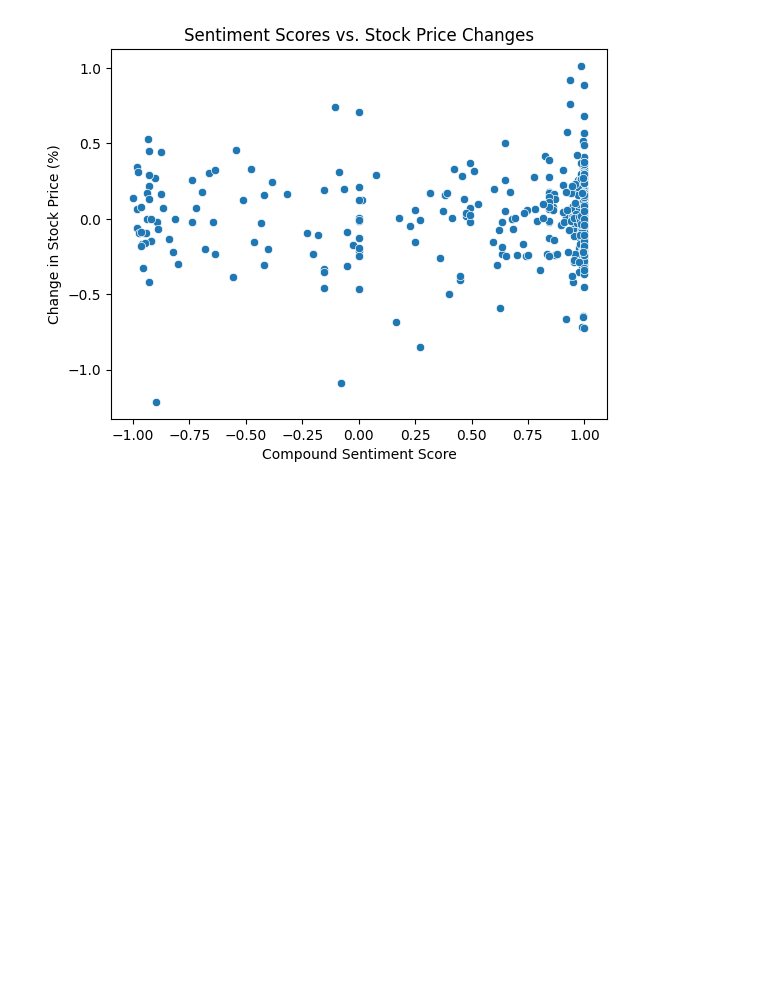
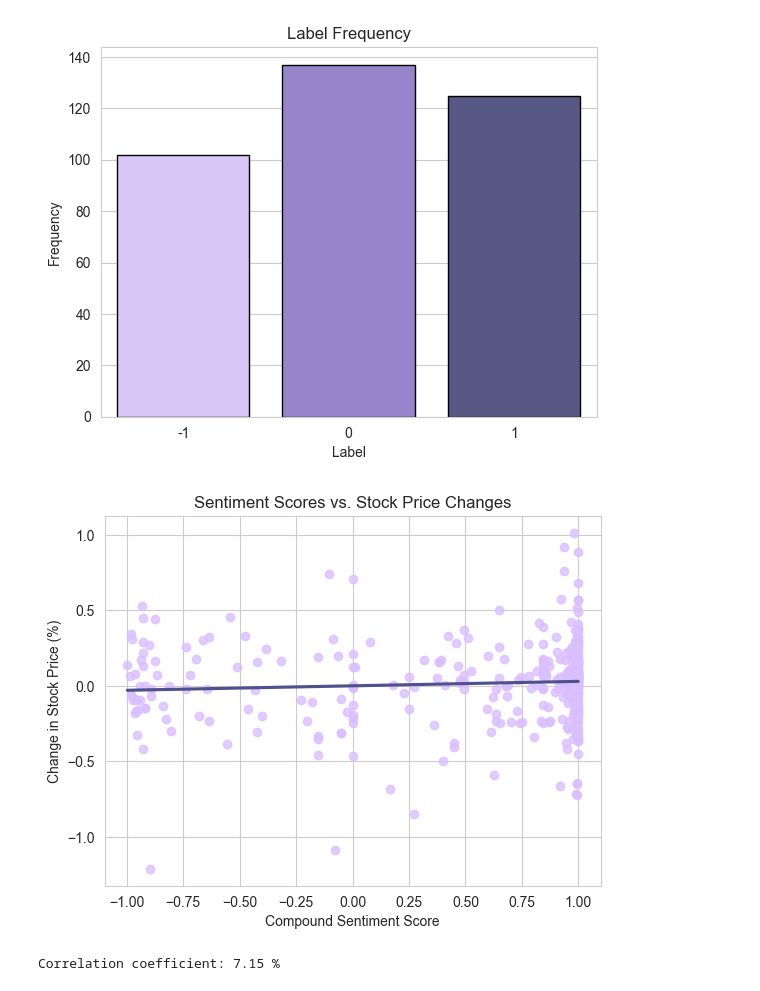
Before and after one commit to joudabihaidar/MarketMind, a Jupyter notebook: notebooks/visualizations.ipynb, the cells around one changed output. Cells and saved outputs as stored; diff of their text form; code cells hidden in the pictures; blank space fills up the shorter version.

```diff
--- a/notebooks/visualizations.ipynb
+++ b/notebooks/visualizations.ipynb
@@ -43,8 +57,25 @@ plt.show()
+# %%
+# plt.figure(figsize=(10, 6))
+labels_count= df['label'].value_counts()
+
+sns.barplot(x=labels_count.index, y=labels_count.values,palette=colors,edgecolor='black')
+plt.xlabel('Label')
+plt.ylabel('Frequency')
+plt.title('Label Frequency')
+plt.show()
+# %% [output]
+[figure, added]
 # %%
-sns.scatterplot(x='Compound', y='change_percentage', data=df)
+sns.regplot(x='Compound', y='change_percentage', data=df, scatter=True, color='#dabfff', line_kws={'color':'#4f518c'}, ci=None)
 plt.xlabel('Compound Sentiment Score')
 plt.ylabel('Change in Stock Price (%)')
 plt.title('Sentiment Scores vs. Stock Price Changes')
 plt.show()
 # %% [output]
-[figure, old version]
+[figure, new version]
+# %%
+correlation_coefficient = np.corrcoef(df['Compound'], df['change_percentage'])[0, 1]
+
+print("Correlation coefficient:", round(correlation_coefficient*100,2),'%')
+# %% [output]
+Correlation coefficient: 7.15 %
```
Also changed, not shown: parts of 4 cells of this notebook, 3 other files.
